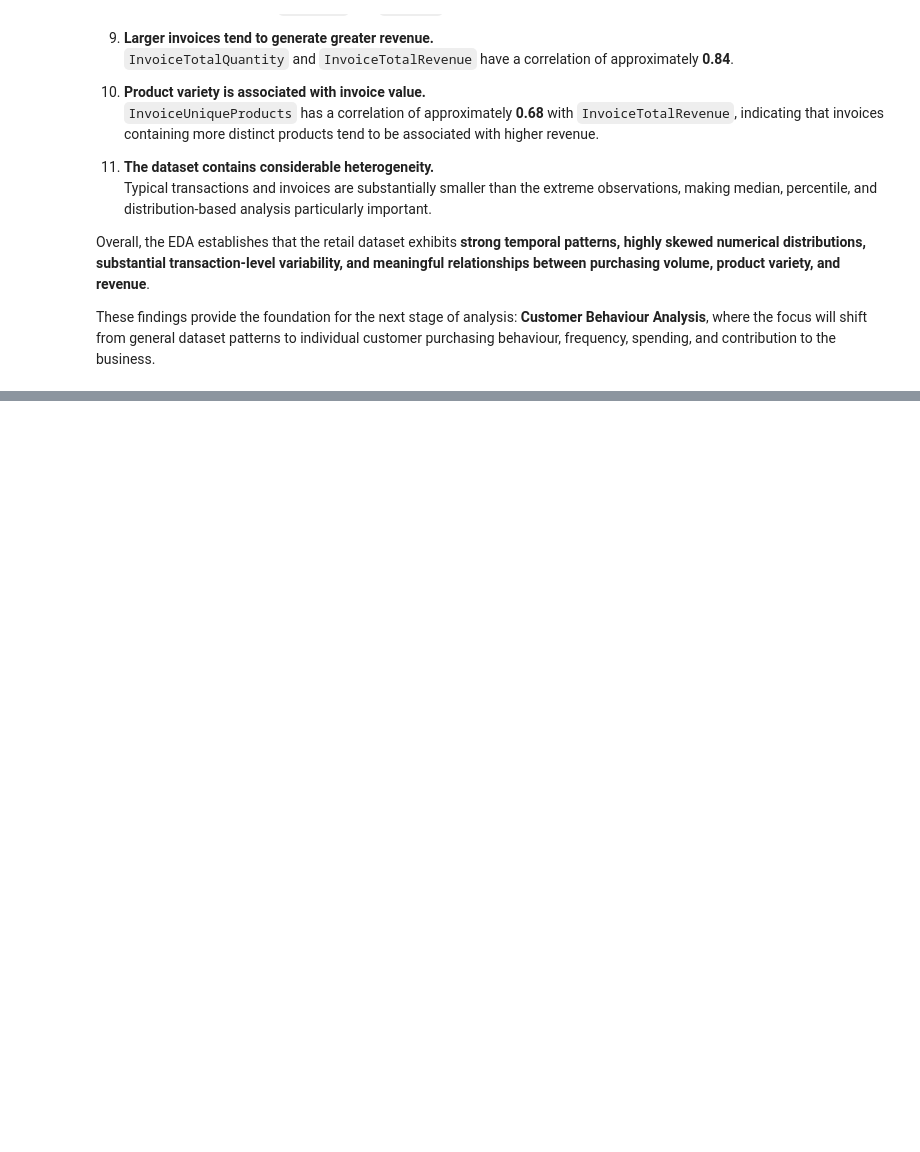
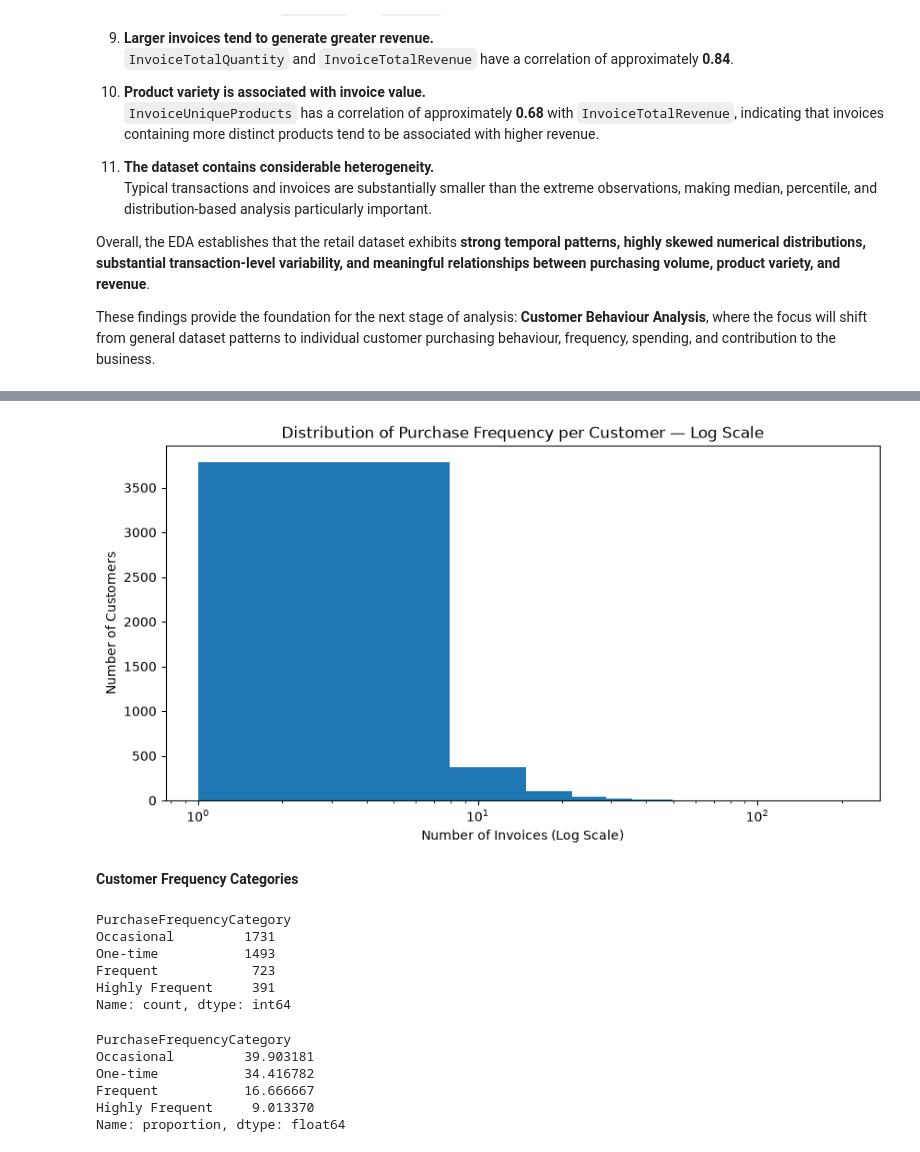
Before and after one commit to KashishSirohiwal/ShadowFox, a Jupyter notebook: Intermediate/notebooks/online_retail_analysis.ipynb, the cells around one changed output, grey strips where cells are left out. Cells and saved outputs as stored; diff of their text form; code cells hidden in the pictures; blank space fills up the shorter version.

```diff
--- a/Intermediate/notebooks/online_retail_analysis.ipynb
+++ b/Intermediate/notebooks/online_retail_analysis.ipynb
@@ -2372,0 +2807,57 @@ These findings provide the foundation for the next stage of analysis: **Customer
+# %%
+# Visualize purchase frequency using a logarithmic x-axis for better visibility.
+plt.figure(figsize=(10, 5))
+
+plt.hist(
+    customer_level["TotalInvoices"],
+    bins=30
+)
+
+plt.xscale("log")
+
+plt.title("Distribution of Purchase Frequency per Customer — Log Scale")
+plt.xlabel("Number of Invoices (Log Scale)")
+plt.ylabel("Number of Customers")
+
+plt.show()
+# %% [output]
+[figure, added]
+# %% [markdown]
+**Customer Frequency Categories**
+# %%
+# Categorize customers according to their purchase frequency.
+customer_level["PurchaseFrequencyCategory"] = pd.cut(
+    customer_level["TotalInvoices"],
+    bins=[0, 1, 4, 9, float("inf")],
+    labels=[
+        "One-time",
+        "Occasional",
+        "Frequent",
+        "Highly Frequent"
+    ]
+)
+
+customer_level["PurchaseFrequencyCategory"].value_counts()
+# %% [output]
+PurchaseFrequencyCategory
+Occasional         1731
+One-time           1493
+Frequent            723
+Highly Frequent     391
+Name: count, dtype: int64
+# %%
+# Calculate the percentage of customers in each purchase-frequency category.
+frequency_category_percentage = (
+    customer_level["PurchaseFrequencyCategory"]
+    .value_counts(normalize=True)
+    .mul(100)
+)
+
+frequency_category_percentage
+# %% [output]
+PurchaseFrequencyCategory
+Occasional         39.903181
+One-time           34.416782
+Frequent           16.666667
+Highly Frequent     9.013370
+Name: proportion, dtype: float64
```
Also changed, not shown: parts of 137 cells of this notebook.
